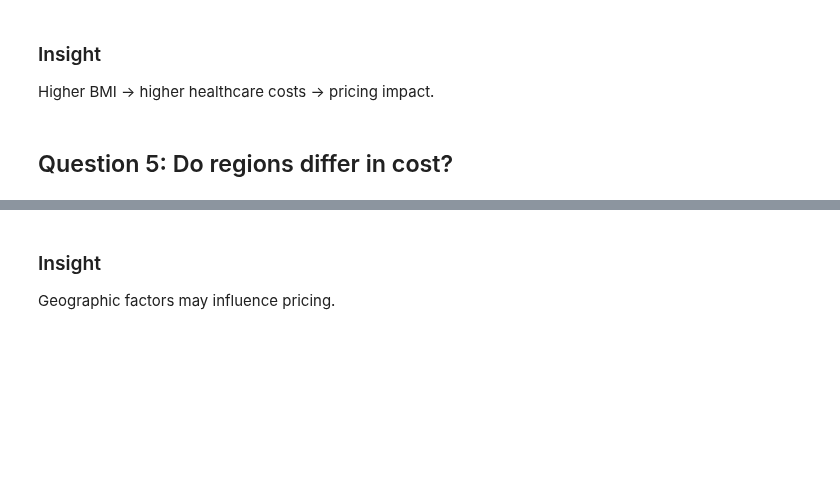
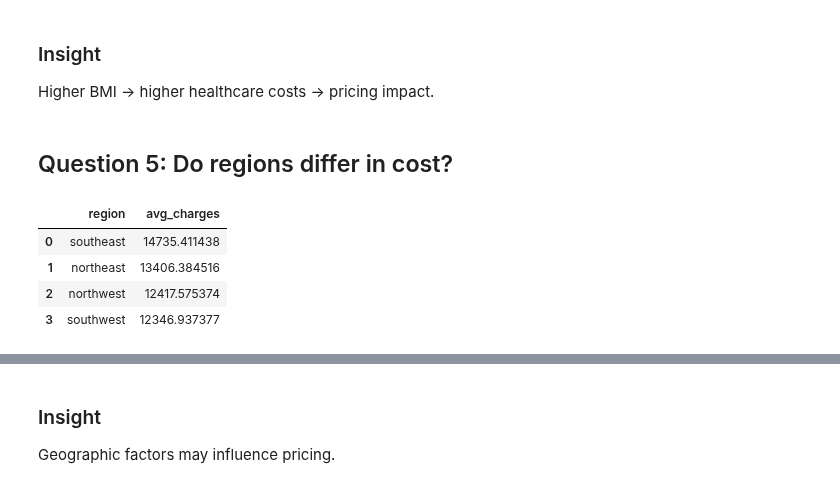
Before and after one commit to mahmoudparsian/data-warehousing, a Jupyter notebook: syllabus/week01-Foundations-SQL-for-Analytics/example_1_insurance/week1_sql_foundations.ipynb, the cells around one changed output, grey strips where cells are left out. Saved outputs shown, nothing was run; the diff lists cells and outputs as text; code cells hidden in the pictures; blank space fills up the shorter version.

```diff
--- a/syllabus/week01-Foundations-SQL-for-Analytics/example_1_insurance/week1_sql_foundations.ipynb
+++ b/syllabus/week01-Foundations-SQL-for-Analytics/example_1_insurance/week1_sql_foundations.ipynb
@@ -126,12 +204,20 @@ Higher BMI → higher healthcare costs → pricing impact.
 # %%
 
 df = con.execute("""
-SELECT region, AVG(charges) AS avg_charges
+SELECT region,
+       AVG(charges) AS avg_charges
 FROM insurance
 GROUP BY region
+ORDER BY avg_charges DESC
 """).df()
 
 df
+# %% [output]
+|  | region | avg_charges |
+| 0 | southeast | 14735.411438 |
+| 1 | northeast | 13406.384516 |
+| 2 | northwest | 12417.575374 |
+| 3 | southwest | 12346.937377 |
 # %%
 
 plt.figure()
```
Also changed, not shown: parts of 14 cells of this notebook, 6 other files.
